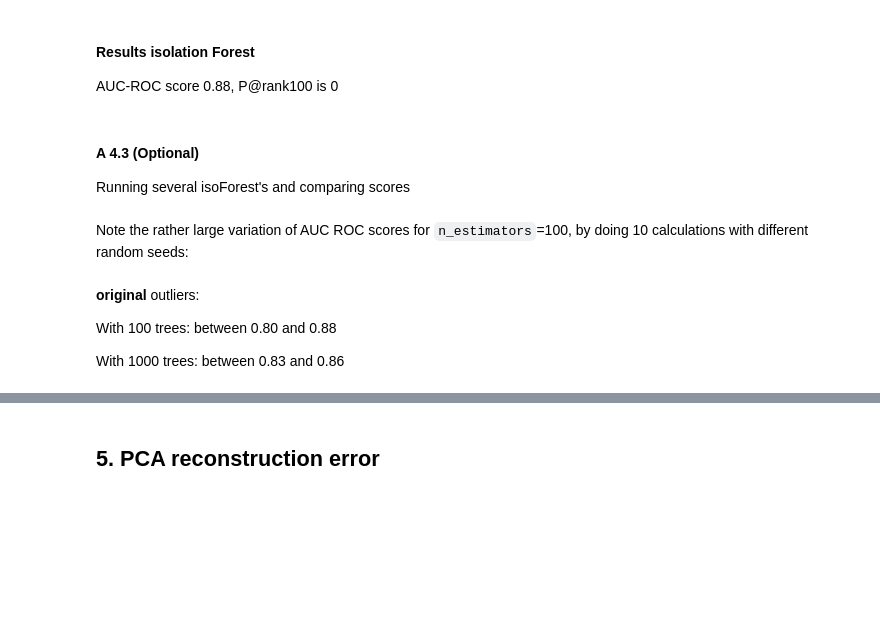
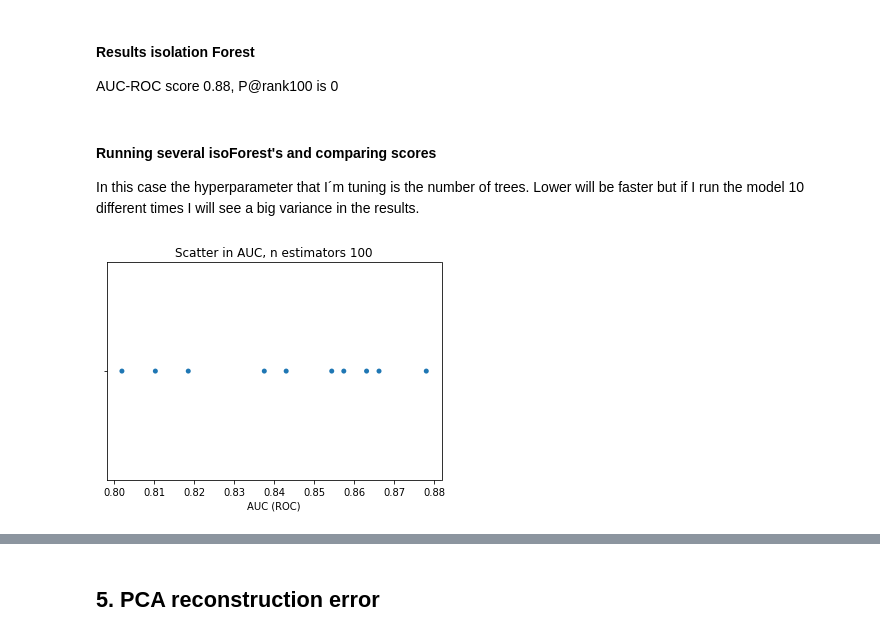
Before and after one commit to DrAlexSanz/amld2021-unsupervised, a Jupyter notebook: Alex_solutions.ipynb, the cells around one changed output, grey strips where cells are left out. Cells and saved outputs as stored; diff of their text form; code cells hidden in the pictures; blank space fills up the shorter version.

```diff
--- a/Alex_solutions.ipynb
+++ b/Alex_solutions.ipynb
@@ -484,11 +492,10 @@ res = plot_top_N(y_pen.values, iforest_scores, N=100)
 #### Results isolation Forest
 
 AUC-ROC score 0.88, P@rank100 is 0
-# %% [markdown]
-#### A 4.3 (Optional)
-Running several isoForest's and comparing scores
-# %% [markdown]
-Note the rather large variation of AUC ROC scores for `n_estimators`=100, by doing 10 calculations with different random seeds:
+# %% [markdown]
+#### Running several isoForest's and comparing scores
+
+In this case the hyperparameter that I´m tuning is the number of trees. Lower will be faster but if I run the model 10 different times I will see a big variance in the results.
 # %%
 from sklearn.ensemble import IsolationForest
 
@@ -500,11 +507,7 @@ ifo_roc_scores = [roc_auc_score(y_pen.values, -ifo_clf.decision_function(x_pen))
 # %%
 fig, ax = plt.subplots(1, 1)
 ax.set_xlabel('AUC (ROC)')
-sns.swarmplot(ifo_roc_scores, ax=ax);
+sns.swarmplot(x = ifo_roc_scores, ax=ax);
 ax.set_title(f'Scatter in AUC, n estimators {n_estimators}');
+# %% [output]
+[figure, added]
-# %% [markdown]
-**original** outliers:
-
-With 100 trees: between 0.80 and 0.88
-
-With 1000 trees: between 0.83 and 0.86
```
Also changed, not shown: parts of 9 cells of this notebook.
